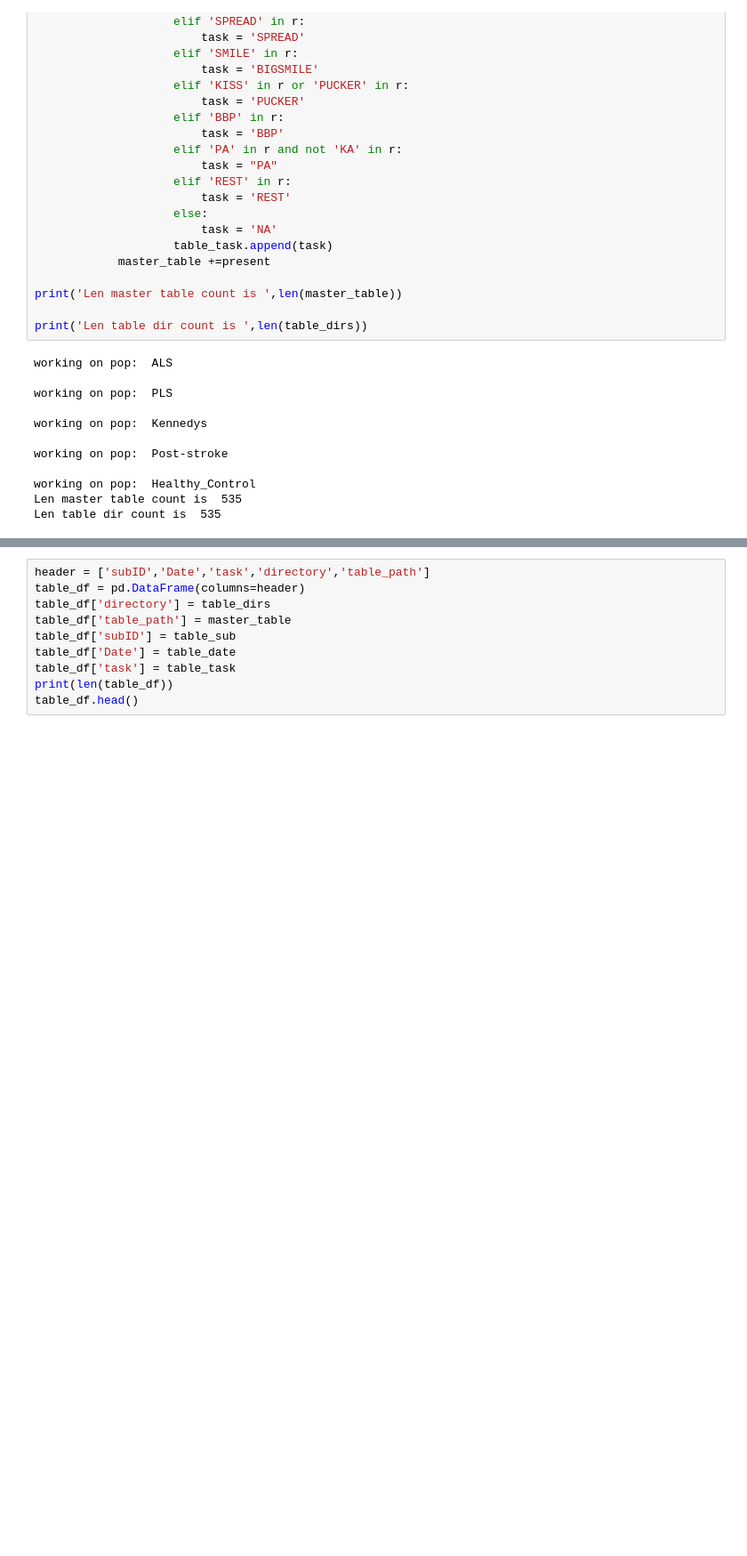
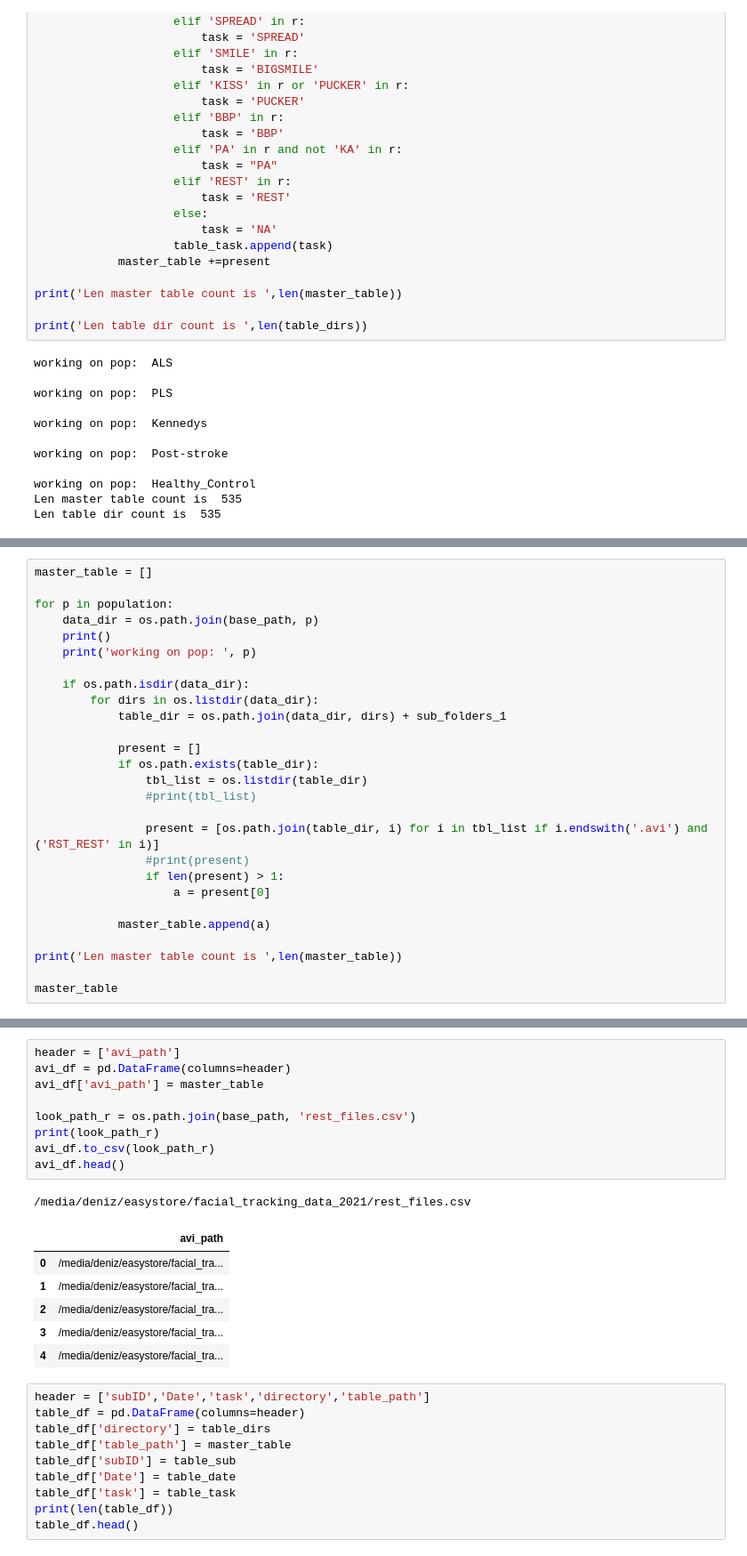
Before and after one commit to denizjafari/ClinicalScore, a Jupyter notebook: data_availability.ipynb, the cells around one changed output, grey strips where cells are left out. Shown at 89% size. Saved outputs shown, nothing was run; the diff lists cells and outputs as text; blank space fills up the shorter version.

```diff
--- a/data_availability.ipynb
+++ b/data_availability.ipynb
@@ -386,0 +832,27 @@ Len table dir count is  535
+# %%
+master_table = []
+
+for p in population:
+    data_dir = os.path.join(base_path, p)
+    print()
+    print('working on pop: ', p)
+
+    if os.path.isdir(data_dir):
+        for dirs in os.listdir(data_dir):
+            table_dir = os.path.join(data_dir, dirs) + sub_folders_1
+
+            present = []
+            if os.path.exists(table_dir):
+                tbl_list = os.listdir(table_dir)
+                #print(tbl_list)
+
+                present = [os.path.join(table_dir, i) for i in tbl_list if i.endswith('.avi') and ('RST_REST' in i)]
+                #print(present)
+                if len(present) > 1:
+                    a = present[0]
+
+            master_table.append(a)
+
+print('Len master table count is ',len(master_table))
+
+master_table
@@ -387,3 +887,20 @@ Len table dir count is  535
+# %%
+header = ['avi_path']
+avi_df = pd.DataFrame(columns=header)
+avi_df['avi_path'] = master_table
+
+look_path_r = os.path.join(base_path, 'rest_files.csv')
+print(look_path_r)
+avi_df.to_csv(look_path_r)
+avi_df.head()
+# %% [output]
+/media/deniz/easystore/facial_tracking_data_2021/rest_files.csv
+|  | avi_path |
+| 0 | /media/deniz/easystore/facial_tra... |
+| 1 | /media/deniz/easystore/facial_tra... |
+| 2 | /media/deniz/easystore/facial_tra... |
+| 3 | /media/deniz/easystore/facial_tra... |
+| 4 | /media/deniz/easystore/facial_tra... |
 # %%
 header = ['subID','Date','task','directory','table_path']
 table_df = pd.DataFrame(columns=header)
```
Also changed, not shown: parts of 18 cells of this notebook, 7 other files.
